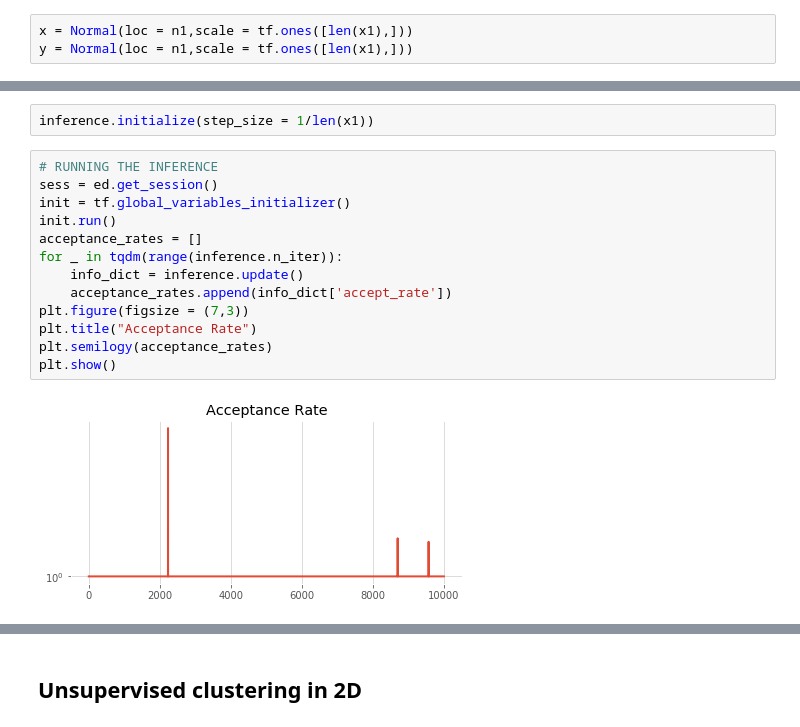
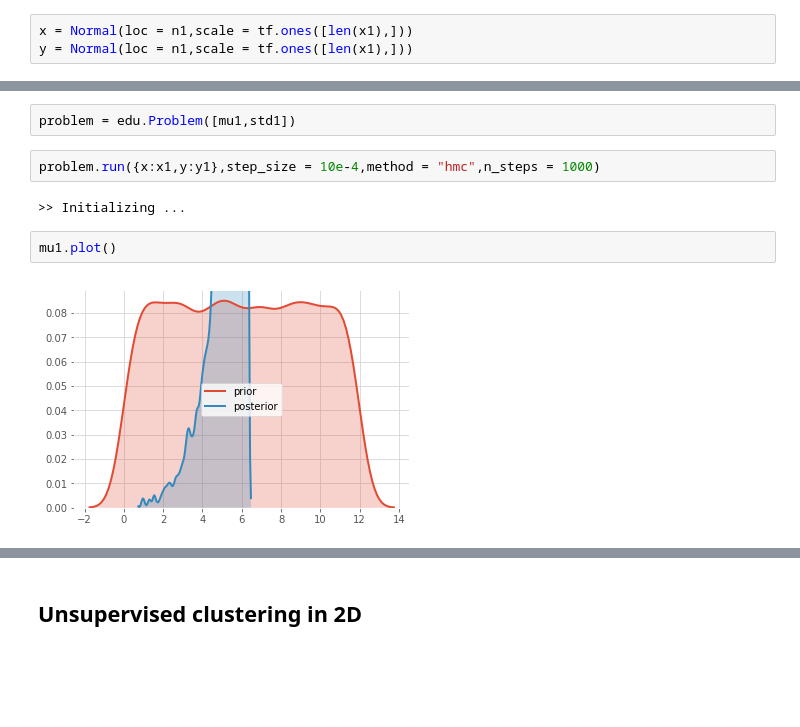
Before and after one commit to TheoLvs/probabilistic-programming, a Jupyter notebook: 1. Experiments/0. Baseyian methods for hackers - notes.ipynb, the cells around one changed output, grey strips where cells are left out. Drawn from its saved outputs; the diff is of its cells as text; blank space fills up the shorter version.

```diff
--- a/1. Experiments/0. Baseyian methods for hackers - notes.ipynb
+++ b/1. Experiments/0. Baseyian methods for hackers - notes.ipynb
@@ -317,17 +346,10 @@ inference = ed.HMC(latent_vars = {
-# %%
-inference.initialize(step_size = 1/len(x1))
-# %%
-# RUNNING THE INFERENCE
-sess = ed.get_session()
-init = tf.global_variables_initializer()
-init.run()
-acceptance_rates = []
-for _ in tqdm(range(inference.n_iter)):
-    info_dict = inference.update()
-    acceptance_rates.append(info_dict['accept_rate'])
-plt.figure(figsize = (7,3))
-plt.title("Acceptance Rate")
-plt.semilogy(acceptance_rates)
-plt.show()
-# %% [output]
-[figure, removed]
+# %%
+problem = edu.Problem([mu1,std1])
+# %%
+problem.run({x:x1,y:y1},step_size = 10e-4,method = "hmc",n_steps = 1000)
+# %% [output]
+>> Initializing ...
+# %%
+mu1.plot()
+# %% [output]
+[figure, added]
```
Also changed, not shown: parts of 20 cells of this notebook, 1 other file.
